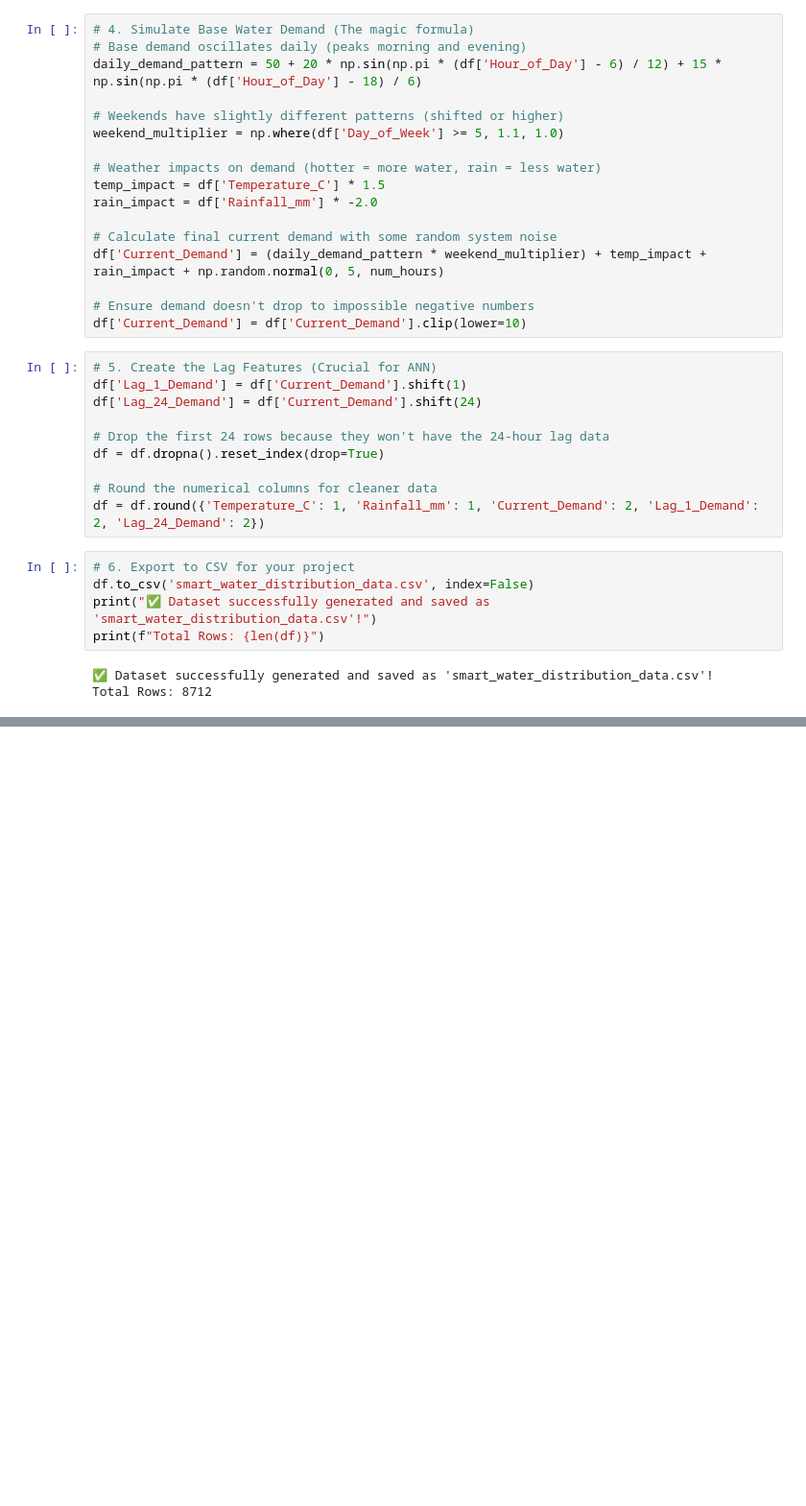
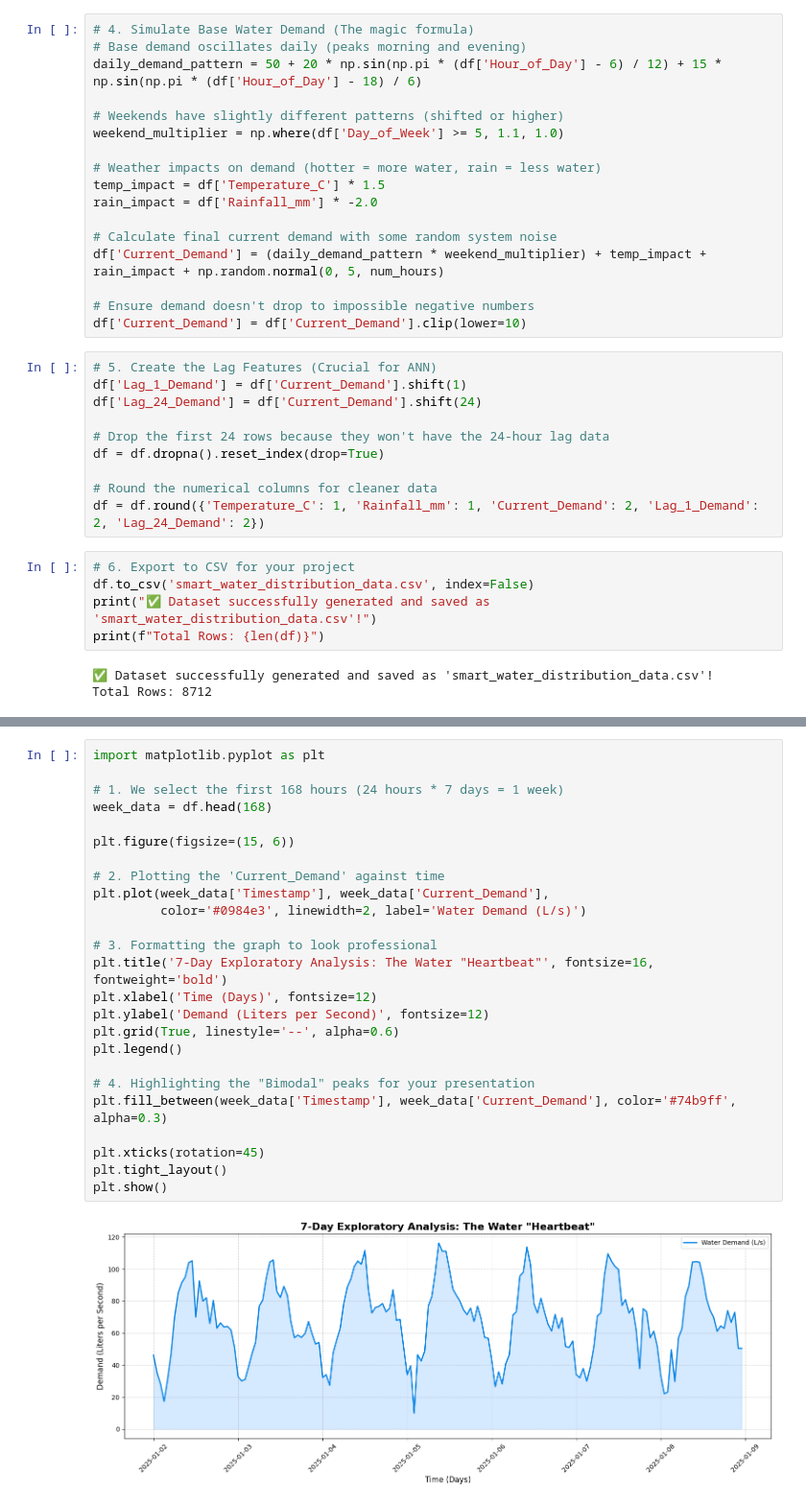
Before and after one commit to divyaHAVES00256/AI-Based-Digital-Twin-Smart-Water-Distribution-Management, a Jupyter notebook: data/data.ipynb, the cells around one changed output, grey strips where cells are left out. Shown at 96% size. Drawn from its saved outputs; the diff is of its cells as text; blank space fills up the shorter version.

Commit message:
readme images

```diff
--- a/data/data.ipynb
+++ b/data/data.ipynb
@@ -78,0 +79,27 @@ plt.show()
+# %%
+import matplotlib.pyplot as plt
+
+# 1. We select the first 168 hours (24 hours * 7 days = 1 week)
+week_data = df.head(168)
+
+plt.figure(figsize=(15, 6))
+
+# 2. Plotting the 'Current_Demand' against time
+plt.plot(week_data['Timestamp'], week_data['Current_Demand'],
+         color='#0984e3', linewidth=2, label='Water Demand (L/s)')
+
+# 3. Formatting the graph to look professional
+plt.title('7-Day Exploratory Analysis: The Water "Heartbeat"', fontsize=16, fontweight='bold')
+plt.xlabel('Time (Days)', fontsize=12)
+plt.ylabel('Demand (Liters per Second)', fontsize=12)
+plt.grid(True, linestyle='--', alpha=0.6)
+plt.legend()
+
+# 4. Highlighting the "Bimodal" peaks for your presentation
+plt.fill_between(week_data['Timestamp'], week_data['Current_Demand'], color='#74b9ff', alpha=0.3)
+
+plt.xticks(rotation=45)
+plt.tight_layout()
+plt.show()
+# %% [output]
+[figure, added]
```
Also changed, not shown: parts of 1 cell of this notebook, 2 other files.
